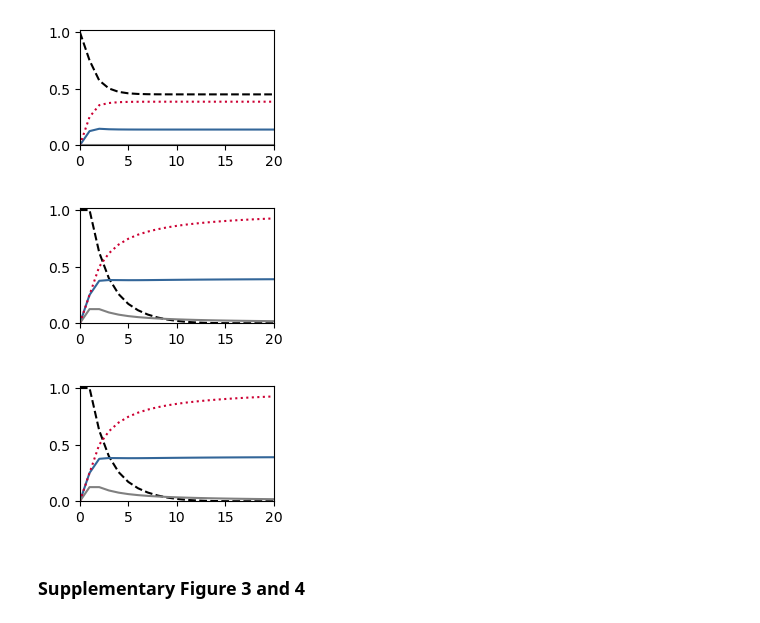
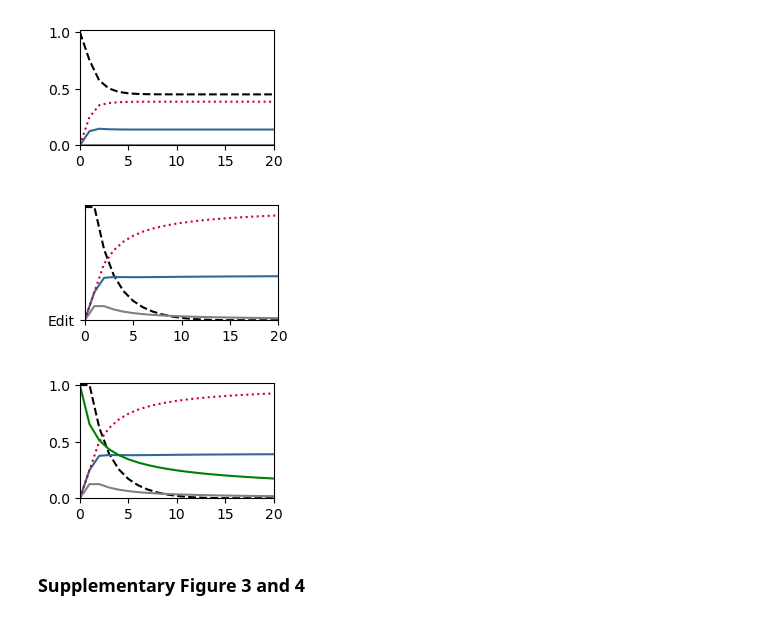
Before and after one commit to KatieWillis/DriveSelectionBalance, a Jupyter notebook: SimulationScript.ipynb, the cells around one changed output. Saved outputs shown, nothing was run; the diff lists cells and outputs as text; code cells hidden in the pictures.

```diff
--- a/SimulationScript.ipynb
+++ b/SimulationScript.ipynb
@@ -2780,20 +3007,20 @@ output = Simulation_processing_wrapper(output,falleles,malleles,genotypes_f,geno
 # %%
 f1 = PyPlot.figure(figsize=(2.5,1.5))
 
 PyPlot.plot(0:t,output["relative_number_females"].adult,color = "k","--")
-PyPlot.plot(0:t,output["allelefreq_zygote"].B2,color = "#336699","-")
-PyPlot.plot(0:t,output["allelefreq_zygote"].A2,color = "grey","-")
-PyPlot.plot(0:t,output["allelefreq_zygote"].C2,color = "#CC0033",":")
+PyPlot.plot(0:t,output["allelefreq_zygote"].B2,color = "#336699","-",label="PDNE")
+PyPlot.plot(0:t,output["allelefreq_zygote"].A2,color = "grey","-",label="Booster")
+PyPlot.plot(0:t,output["allelefreq_zygote"].C2,color = "#CC0033",":","Edit")
 
 PyPlot.xlim(0,20)
 PyPlot.ylim(0,1.02)
 
 #PyPlot.legend(bbox_to_anchor=(1, 1))
 #PyPlot.ylim(0.01,0.3)
 
 PyPlot.show()
 # %% [output]
-[figure, old version]
+[figure, new version]
 # %%
 #Simulate - testing tight linkage between the booster and construct
 pdict[r1]=0.0
@@ -2821,20 +3050,22 @@ output = Simulation_processing_wrapper(output,falleles,malleles,genotypes_f,geno
 # %%
 f1 = PyPlot.figure(figsize=(2.5,1.5))
 
-PyPlot.plot(0:t,output["relative_number_females"].adult,color = "k","--")
-PyPlot.plot(0:t,output["allelefreq_zygote"].B2,color = "#336699","-")
-PyPlot.plot(0:t,output["allelefreq_zygote"].A2,color = "grey","-")
-PyPlot.plot(0:t,output["allelefreq_zygote"].C2,color = "#CC0033",":")
+PyPlot.plot(0:t,output["relative_number_females"].adult,color = "k","--",label="Relative no. females")
+PyPlot.plot(0:t,output["allelefreq_zygote"].B2,color = "#336699","-",label="PDNE")
+PyPlot.plot(0:t,output["allelefreq_zygote"].A2,color = "grey","-",label="Booster")
+PyPlot.plot(0:t,output["allelefreq_zygote"].C2,color = "#CC0033",":",label="Edit")
+PyPlot.plot(0:t,correlation_Homingboost.Correlation,color = "green",label="Correlation")
 
 PyPlot.xlim(0,20)
 PyPlot.ylim(0,1.02)
 
 #PyPlot.legend(bbox_to_anchor=(1, 1))
 #PyPlot.ylim(0.01,0.3)
+PyPlot.savefig("./results/Fig5b.pdf",bbox_inches = "tight")
 
 PyPlot.show()
 # %% [output]
-[figure, old version]
+[figure, new version]
 # %% [markdown]
 ### Supplementary Figure 3 and 4
 # %% [markdown]
```
Also changed, not shown: parts of 25 cells of this notebook.
